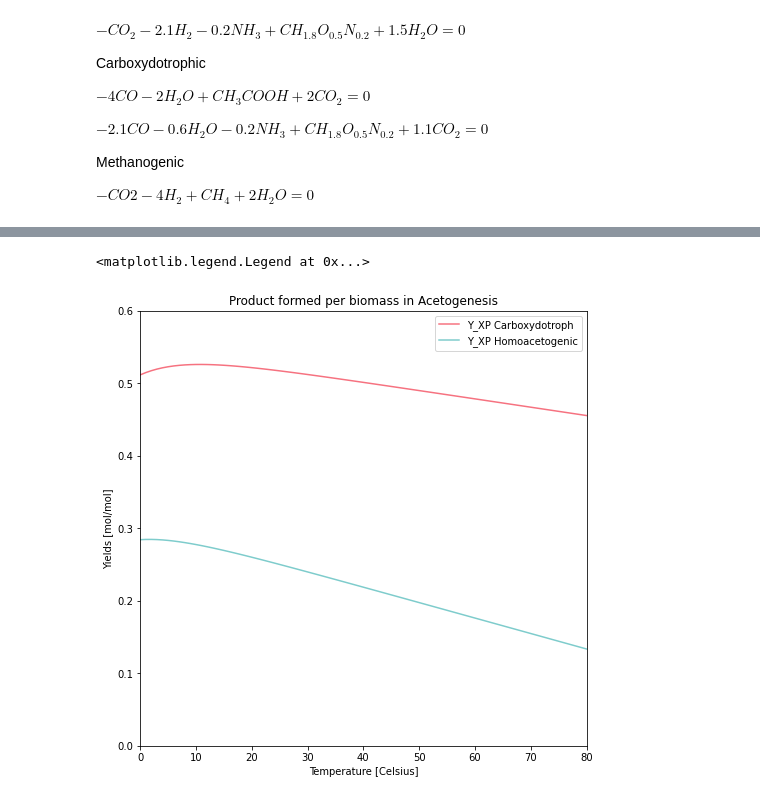
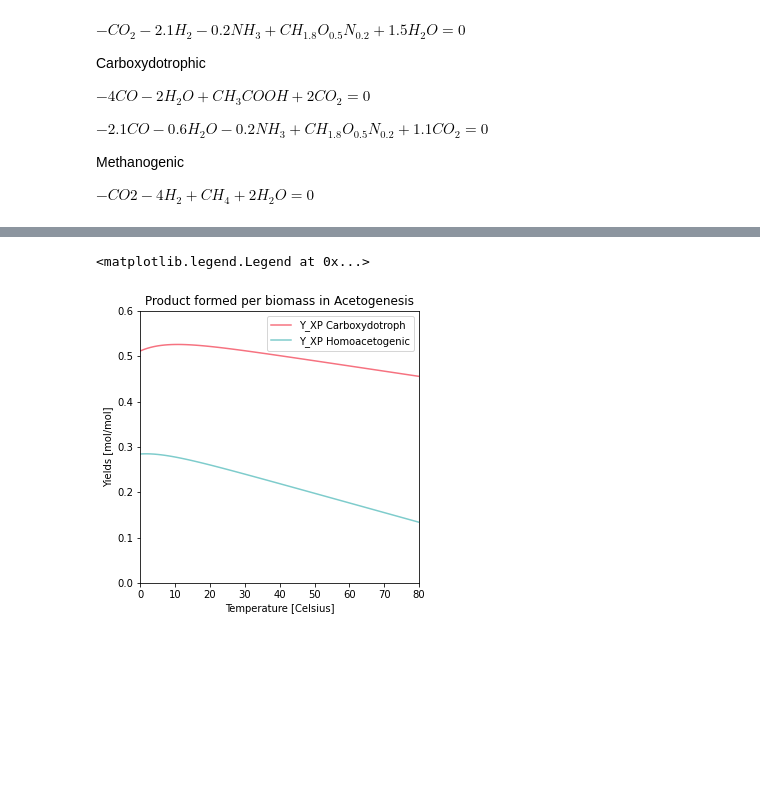
Before and after one commit to biosustain/CO2_fixation_models, a Jupyter notebook: Scripts/S1_AcetogenYieldTempDependency.ipynb, the cells around one changed output, grey strips where cells are left out. Cells and saved outputs as stored; diff of their text form; code cells hidden in the pictures; blank space fills up the shorter version.

```diff
--- a/Scripts/S1_AcetogenYieldTempDependency.ipynb
+++ b/Scripts/S1_AcetogenYieldTempDependency.ipynb
@@ -213,17 +213,17 @@ plt.legend(['Y_PX Carboxydotroph','Y_PX Homoacetogenic'])
 # %%
 µ = 0.3 #[/h]
 
 a_G = 1000 #kJ/CmolX
 
-plt.figure(figsize=(8,8))
+plt.figure(figsize=(5,5))
 plt.title(f"Product formed per biomass in Acetogenesis")
 plt.axis([0, 80, 0, 0.6])
 plt.xlabel('Temperature [Celsius]')
 plt.ylabel('Yields [mol/mol]')
 plt.plot(Kelvin_Celsius(T), R_X(T)/R_actt_carb(T), color='#F67280')
 plt.plot(Kelvin_Celsius(T), R_X(T)/R_actt_hom(T), color='#7ECCCC')
 
 plt.legend(['Y_XP Carboxydotroph','Y_XP Homoacetogenic'])
 # %% [output]
 <matplotlib.legend.Legend at 0x...>
-[figure, old version]
+[figure, new version]
```
Also changed, not shown: parts of 4 cells of this notebook.
